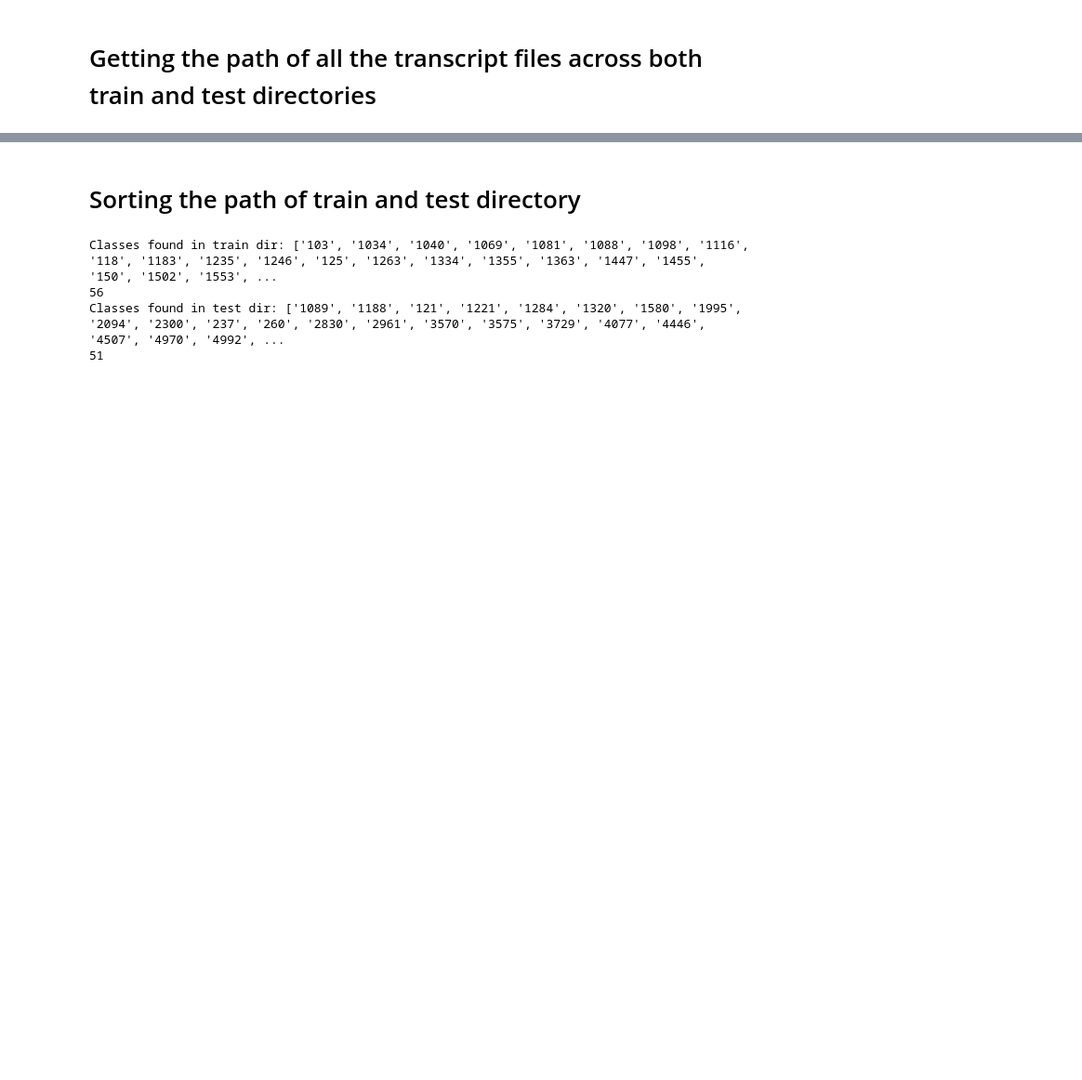
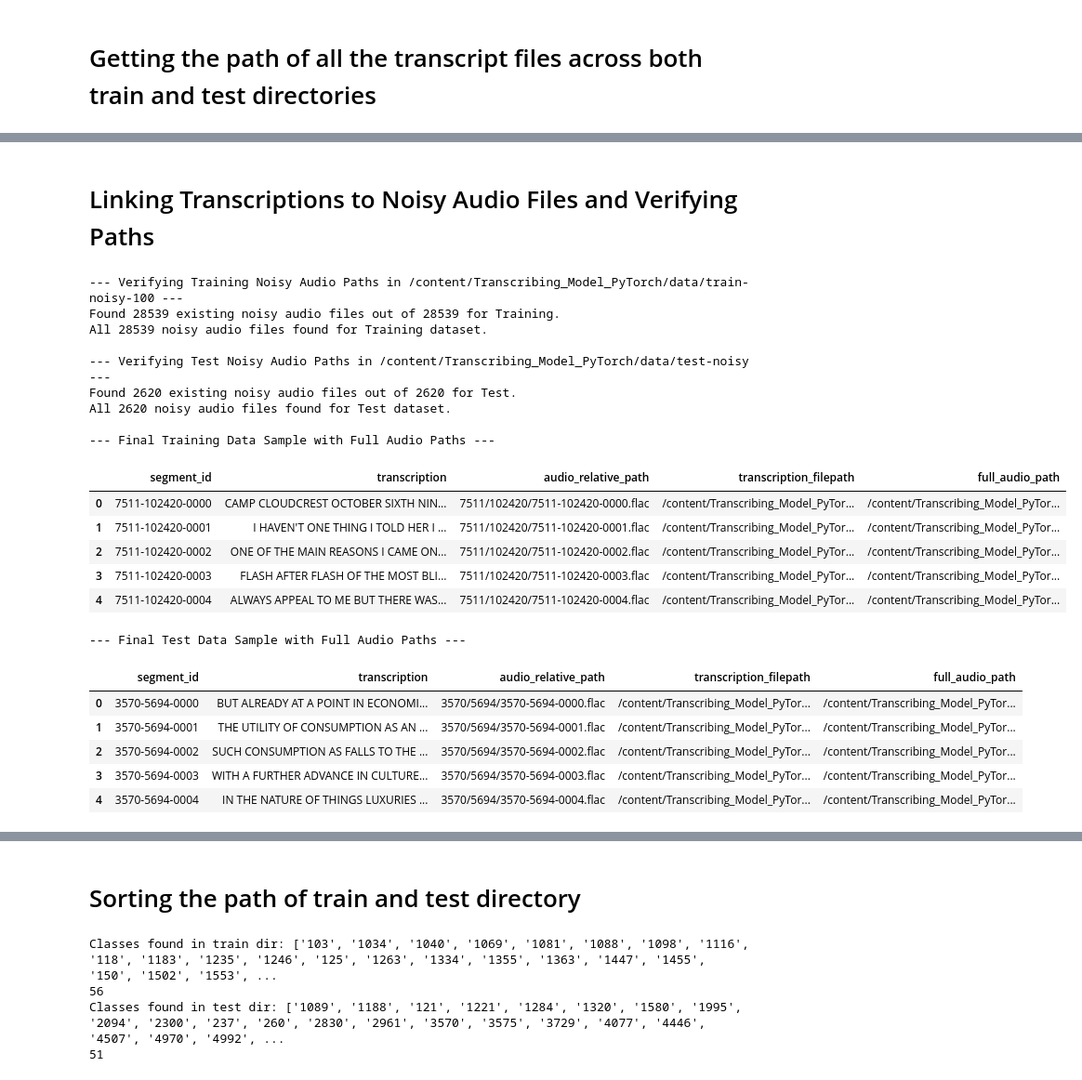
Before and after one commit to Ayush-Singh-36/Transcribing_Model_PyTorch, a Jupyter notebook: transcribing_training_script.ipynb, the cells around one changed output, grey strips where cells are left out. Shown at 93% size. Cells and saved outputs as stored; diff of their text form; code cells hidden in the pictures; blank space fills up the shorter version.

```diff
--- a/transcribing_training_script.ipynb
+++ b/transcribing_training_script.ipynb
@@ -585,0 +670,60 @@ Deletion process complete. Metadata `.txt` files have been removed from disk.
+# %% [markdown]
+# Linking Transcriptions to Noisy Audio Files and Verifying Paths
+# %%
+def verify_and_get_full_audio_paths(df, noisy_base_dir, dataset_type):
+    """
+    Constructs full audio file paths for noisy audio and verifies their existence.
+    Adds a 'full_audio_path' column to the DataFrame.
+    """
+    print(f"\n--- Verifying {dataset_type} Noisy Audio Paths in {noisy_base_dir} ---")
+    df['full_audio_path'] = df['audio_relative_path'].apply(lambda x: os.path.join(noisy_base_dir, x))
+    df['audio_exists'] = df['full_audio_path'].apply(lambda x: os.path.exists(x))
+
+    num_existing = df['audio_exists'].sum()
+    num_total = len(df)
+    print(f"Found {num_existing} existing noisy audio files out of {num_total} for {dataset_type}.")
+
+    if num_existing != num_total:
+        print(f"Warning: {num_total - num_existing} noisy audio files not found for {dataset_type} dataset. Showing first 5 missing:")
+        display(df[~df['audio_exists']].head())
+        # Optionally, remove rows with missing audio files
+        # df = df[df['audio_exists']].drop(columns=['audio_exists'])
+    else:
+        print(f"All {num_total} noisy audio files found for {dataset_type} dataset.")
+
+    # Drop the temporary 'audio_exists' column for cleaner DataFrame
+    return df.drop(columns=['audio_exists'])
+
+# Apply to training data
+df_train = verify_and_get_full_audio_paths(df_train_transcriptions.copy(), NOISY_TRAIN_DIR, 'Training')
+
+# Apply to test data
+df_test = verify_and_get_full_audio_paths(df_test_transcriptions.copy(), NOISY_TEST_DIR, 'Test')
+
+print("\n--- Final Training Data Sample with Full Audio Paths ---")
+display(df_train.head())
+print("\n--- Final Test Data Sample with Full Audio Paths ---")
+display(df_test.head())
+# %% [output]
+--- Verifying Training Noisy Audio Paths in /content/Transcribing_Model_PyTorch/data/train-noisy-100 ---
+Found 28539 existing noisy audio files out of 28539 for Training.
+All 28539 noisy audio files found for Training dataset.
+
+--- Verifying Test Noisy Audio Paths in /content/Transcribing_Model_PyTorch/data/test-noisy ---
+Found 2620 existing noisy audio files out of 2620 for Test.
+All 2620 noisy audio files found for Test dataset.
+
+--- Final Training Data Sample with Full Audio Paths ---
+|  | segment_id | transcription | audio_relative_path | transcription_filepath | full_audio_path |
+| 0 | 7511-102420-0000 | CAMP CLOUDCREST OCTOBER SIXTH NIN... | 7511/102420/7511-102420-0000.flac | /content/Transcribing_Model_PyTor... | /content/Transcribing_Model_PyTor... |
+| 1 | 7511-102420-0001 | I HAVEN'T ONE THING I TOLD HER I ... | 7511/102420/7511-102420-0001.flac | /content/Transcribing_Model_PyTor... | /content/Transcribing_Model_PyTor... |
+| 2 | 7511-102420-0002 | ONE OF THE MAIN REASONS I CAME ON... | 7511/102420/7511-102420-0002.flac | /content/Transcribing_Model_PyTor... | /content/Transcribing_Model_PyTor... |
+| 3 | 7511-102420-0003 | FLASH AFTER FLASH OF THE MOST BLI... | 7511/102420/7511-102420-0003.flac | /content/Transcribing_Model_PyTor... | /content/Transcribing_Model_PyTor... |
+| 4 | 7511-102420-0004 | ALWAYS APPEAL TO ME BUT THERE WAS... | 7511/102420/7511-102420-0004.flac | /content/Transcribing_Model_PyTor... | /content/Transcribing_Model_PyTor... |
+--- Final Test Data Sample with Full Audio Paths ---
+|  | segment_id | transcription | audio_relative_path | transcription_filepath | full_audio_path |
+| 0 | 3570-5694-0000 | BUT ALREADY AT A POINT IN ECONOMI... | 3570/5694/3570-5694-0000.flac | /content/Transcribing_Model_PyTor... | /content/Transcribing_Model_PyTor... |
+| 1 | 3570-5694-0001 | THE UTILITY OF CONSUMPTION AS AN ... | 3570/5694/3570-5694-0001.flac | /content/Transcribing_Model_PyTor... | /content/Transcribing_Model_PyTor... |
+| 2 | 3570-5694-0002 | SUCH CONSUMPTION AS FALLS TO THE ... | 3570/5694/3570-5694-0002.flac | /content/Transcribing_Model_PyTor... | /content/Transcribing_Model_PyTor... |
+| 3 | 3570-5694-0003 | WITH A FURTHER ADVANCE IN CULTURE... | 3570/5694/3570-5694-0003.flac | /content/Transcribing_Model_PyTor... | /content/Transcribing_Model_PyTor... |
+| 4 | 3570-5694-0004 | IN THE NATURE OF THINGS LUXURIES ... | 3570/5694/3570-5694-0004.flac | /content/Transcribing_Model_PyTor... | /content/Transcribing_Model_PyTor... |
```
Also changed, not shown: parts of 18 cells of this notebook.
